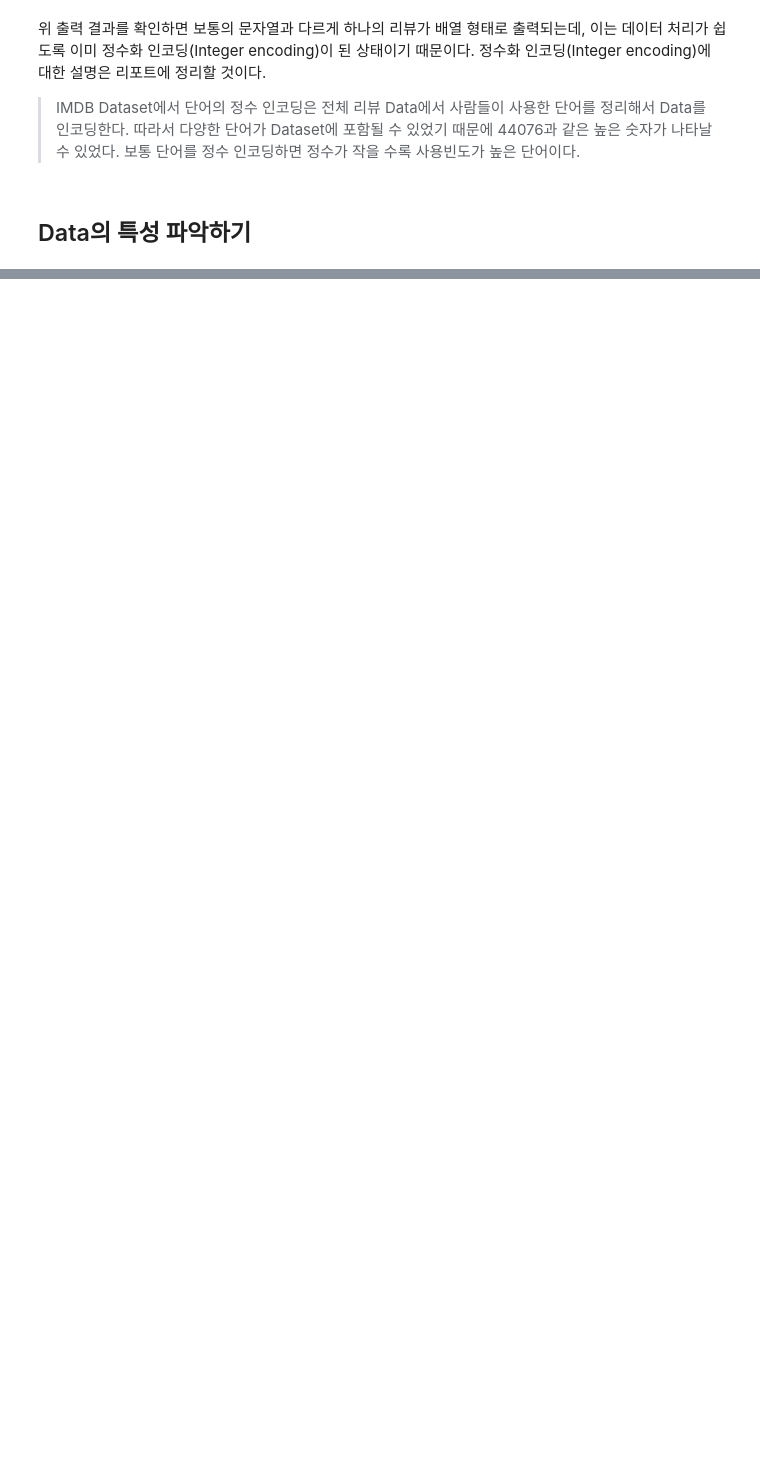
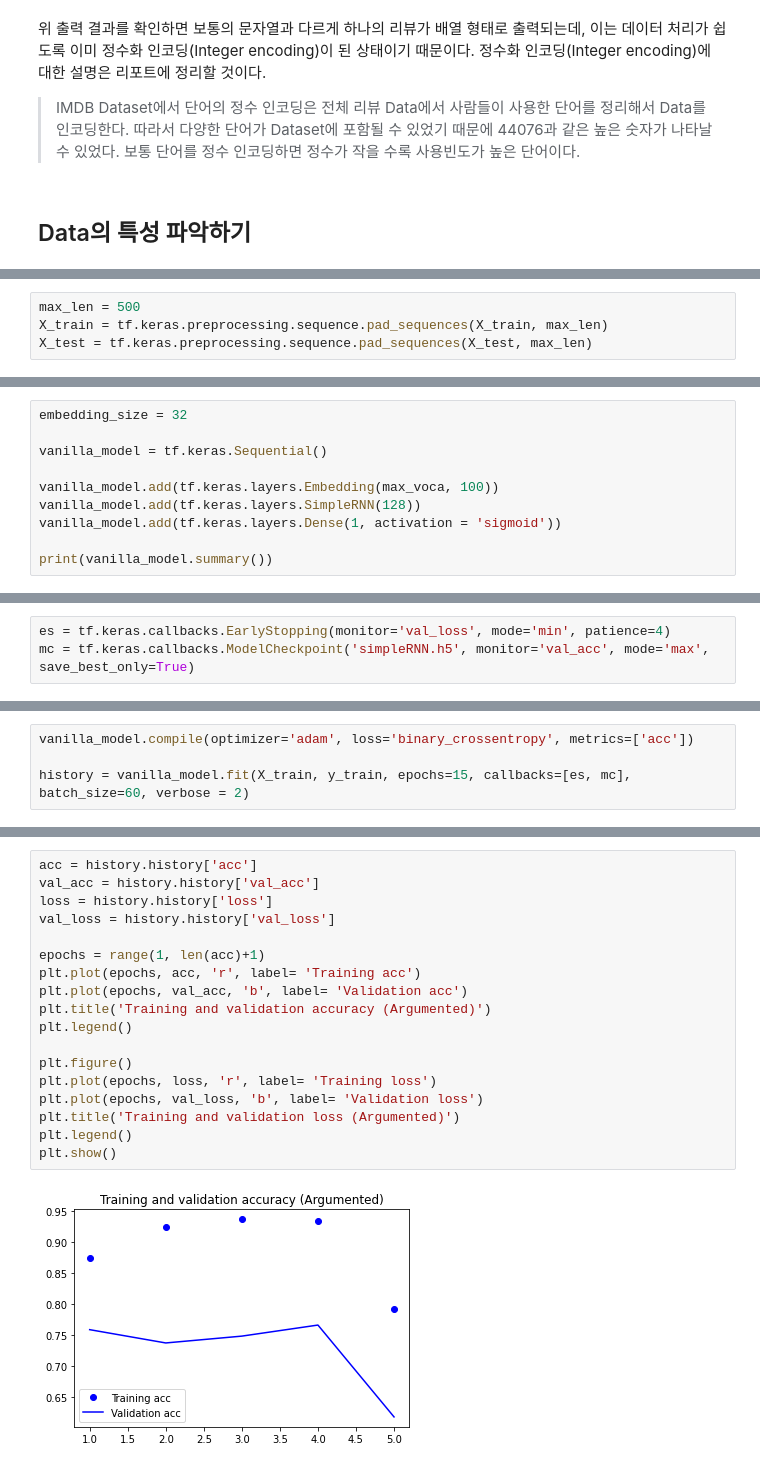
Before and after one commit to VanguardDream/DGIST-RT626, a Jupyter notebook: HW2.ipynb, the cells around one changed output, grey strips where cells are left out. Cells and saved outputs as stored; diff of their text form; blank space fills up the shorter version.

```diff
--- a/HW2.ipynb
+++ b/HW2.ipynb
@@ -53,0 +155,4 @@ plt.show()
+# %%
+max_len = 500
+X_train = tf.keras.preprocessing.sequence.pad_sequences(X_train, max_len)
+X_test = tf.keras.preprocessing.sequence.pad_sequences(X_test, max_len)
@@ -53,0 +168,10 @@ plt.show()
+# %%
+embedding_size = 32
+
+vanilla_model = tf.keras.Sequential()
+
+vanilla_model.add(tf.keras.layers.Embedding(max_voca, 100))
+vanilla_model.add(tf.keras.layers.SimpleRNN(128))
+vanilla_model.add(tf.keras.layers.Dense(1, activation = 'sigmoid'))
+
+print(vanilla_model.summary())
@@ -53,0 +196,3 @@ plt.show()
+# %%
+es = tf.keras.callbacks.EarlyStopping(monitor='val_loss', mode='min', patience=4)
+mc = tf.keras.callbacks.ModelCheckpoint('simpleRNN.h5', monitor='val_acc', mode='max', save_best_only=True)
@@ -53,0 +201,4 @@ plt.show()
+# %%
+vanilla_model.compile(optimizer='adam', loss='binary_crossentropy', metrics=['acc'])
+
+history = vanilla_model.fit(X_train, y_train, epochs=15, callbacks=[es, mc], batch_size=60, verbose = 2)
@@ -53,0 +216,20 @@ plt.show()
+# %%
+acc = history.history['acc']
+val_acc = history.history['val_acc']
+loss = history.history['loss']
+val_loss = history.history['val_loss']
+
+epochs = range(1, len(acc)+1)
+plt.plot(epochs, acc, 'r', label= 'Training acc')
+plt.plot(epochs, val_acc, 'b', label= 'Validation acc')
+plt.title('Training and validation accuracy (Argumented)')
+plt.legend()
+
+plt.figure()
+plt.plot(epochs, loss, 'r', label= 'Training loss')
+plt.plot(epochs, val_loss, 'b', label= 'Validation loss')
+plt.title('Training and validation loss (Argumented)')
+plt.legend()
+plt.show()
+# %% [output]
+[figure, added]
```
Also changed, not shown: parts of 20 cells of this notebook, 3 other files.
